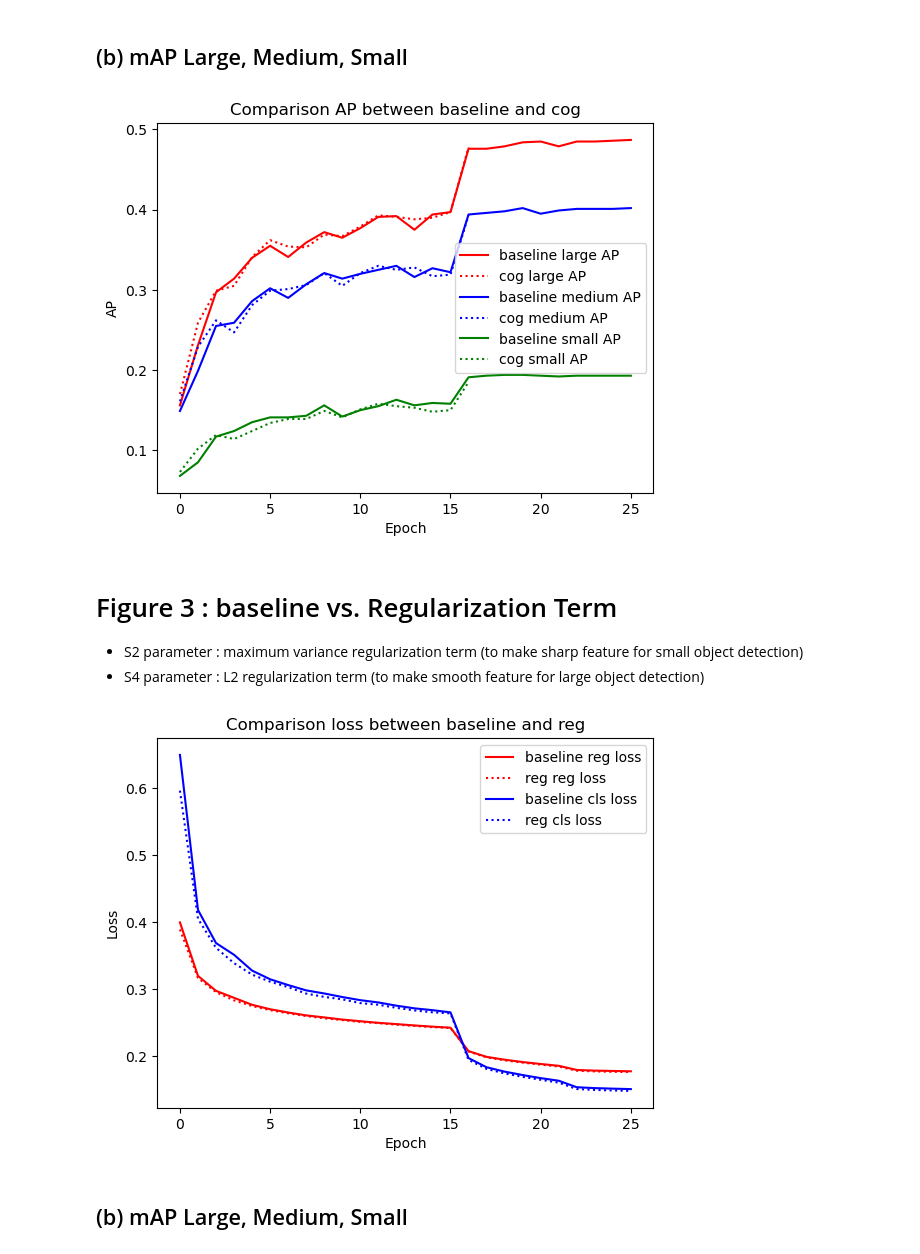
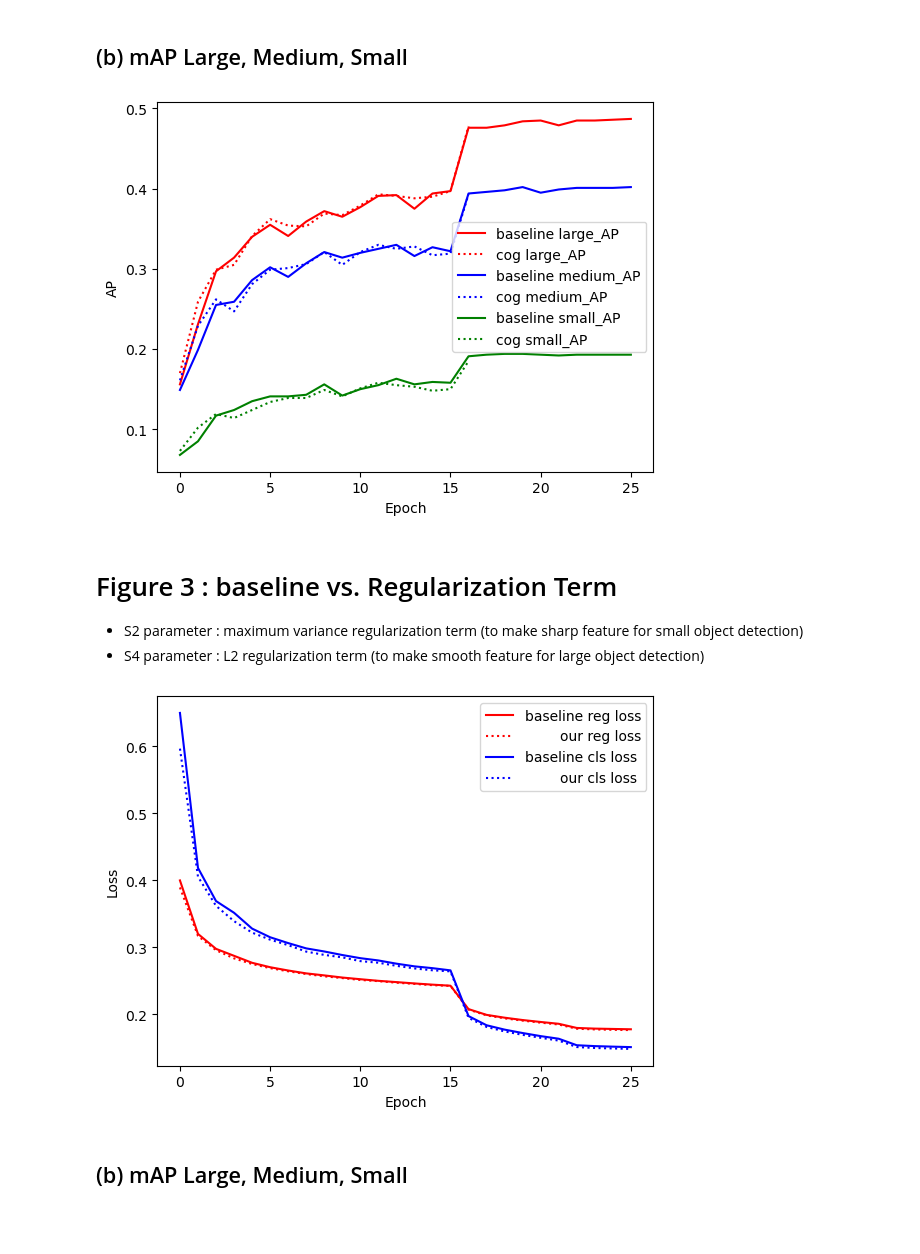
Before and after one commit to LeeHyungSeop/Feature-Enhancement-for-Object-Detectors, a Jupyter notebook: Figure/figure3.ipynb, the cells around one changed output. Saved outputs shown, nothing was run; the diff lists cells and outputs as text; code cells hidden in the pictures; blank space fills up the shorter version.

```diff
--- a/Figure/figure3.ipynb
+++ b/Figure/figure3.ipynb
@@ -48,26 +48,26 @@ cog_small_AP = pickle.load(open('cog_small_AP.pkl', 'rb'))
 # %%
 # Plotting AP for each class
 # baseline : dashed line and circle marker
 # cog : solid line and circle marker
 
 plt.figure()
 
-plt.plot(baseline_large_AP, 'r', label='baseline large AP')
-plt.plot(cog_large_AP, 'r:', label='cog large AP')
+plt.plot(baseline_large_AP, 'r', label='baseline large_AP')
+plt.plot(cog_large_AP, 'r:', label='cog large_AP')
 
-plt.plot(baseline_medium_AP, 'b', label='baseline medium AP')
-plt.plot(cog_medium_AP, 'b:', label='cog medium AP')
+plt.plot(baseline_medium_AP, 'b', label='baseline medium_AP')
+plt.plot(cog_medium_AP, 'b:', label='cog medium_AP')
 
-plt.plot(baseline_small_AP, 'g', label='baseline small AP')
-plt.plot(cog_small_AP, 'g:', label='cog small AP')
+plt.plot(baseline_small_AP, 'g', label='baseline small_AP')
+plt.plot(cog_small_AP, 'g:', label='cog small_AP')
 
 plt.xlabel('Epoch')
 plt.ylabel('AP')
 plt.legend()
-plt.title('Comparison AP between baseline and cog')
-plt.savefig('CoG_AP_comparison.png')
+# plt.title('Comparison AP between baseline and cog')
+plt.savefig('baseline-vs-COG/CoG_AP_comparison.png')
 # %% [output]
-[figure, old version]
+[figure, new version]
 # %% [markdown]
 # Figure 3 : baseline vs. Regularization Term
 
@@ -89,18 +89,18 @@ reg_cls_loss = pickle.load(open('reg_cls_loss.pkl', 'rb'))
 plt.figure()
 
 plt.plot(baseline_reg_loss, 'r', label='baseline reg loss')
-plt.plot(reg_reg_loss, 'r:', label='reg reg loss')
+plt.plot(reg_reg_loss, 'r:', label='        our reg loss')
 
 plt.plot(baseline_cls_loss, 'b', label='baseline cls loss')
-plt.plot(reg_cls_loss, 'b:', label='reg cls loss')
+plt.plot(reg_cls_loss, 'b:', label='        our cls loss')
 
 plt.xlabel('Epoch')
 plt.ylabel('Loss')
 plt.legend()
-plt.title('Comparison loss between baseline and reg')
-plt.savefig('ReG_loss_comparison.png')
+# plt.title('Comparison loss between baseline and reg')
+plt.savefig('baseline-vs-REG/ReG_loss_comparison.png')
 # %% [output]
-[figure, old version]
+[figure, new version]
 # %% [markdown]
 ## (b) mAP Large, Medium, Small
 # %%
```
Also changed, not shown: parts of 2 cells of this notebook, 17 other files.
